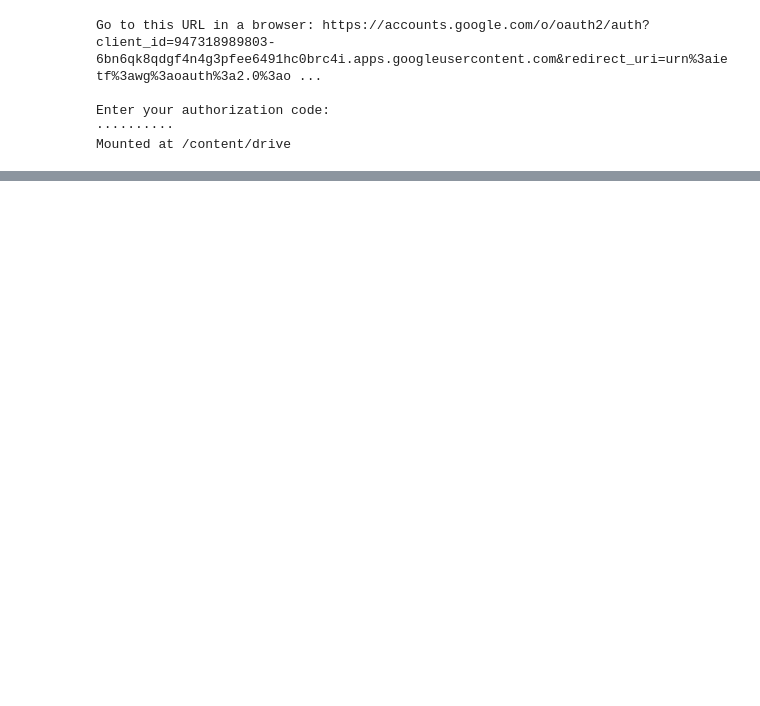
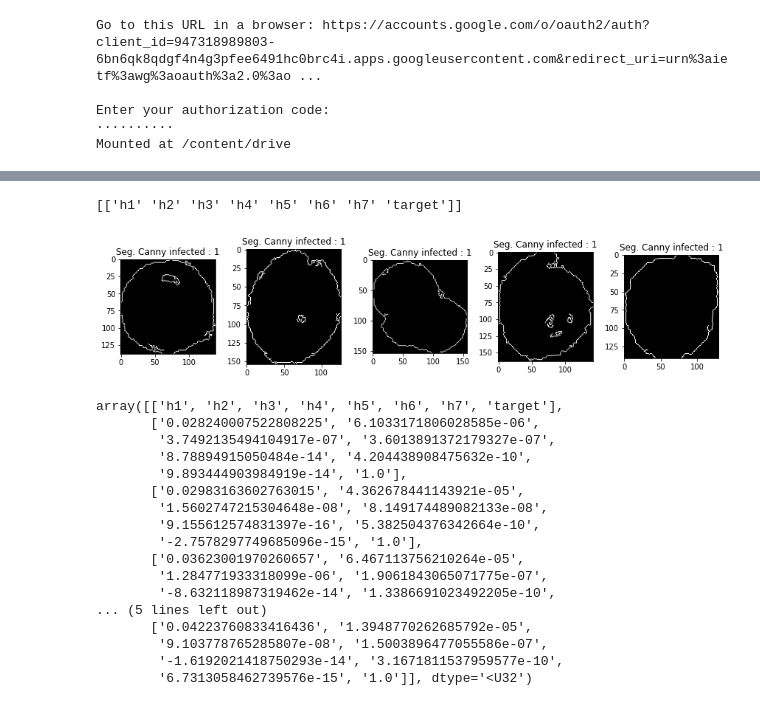
Before and after one commit to aisyahdnn/Skripsi, a Jupyter notebook: 5.PraFix.ipynb, the cells around one changed output, grey strips where cells are left out. Drawn from its saved outputs; the diff is of its cells as text; code cells hidden in the pictures; blank space fills up the shorter version.

```diff
--- a/5.PraFix.ipynb
+++ b/5.PraFix.ipynb
@@ -52,0 +95,36 @@ print(tidakTerinfeksi_data[:10]) #:10 itu output dari 10 file citra
+# %%
+x = np.array([['h1','h2','h3','h4','h5','h6','h7','target']])
+print(x)
+plt.figure(figsize = (12,12))
+for i in range(5):
+    plt.subplot(1, 5, i+1)
+    img = cv2.imread('/content/drive/My Drive/Dataset/DATA5050/cell_images/Terinfeksi' + "/" + terinfeksi_data[i])
+    edges = cv2.Canny(img,25,255,L2gradient=False)
+    a = cv2.HuMoments(cv2.moments(edges)).flatten()
+    a = np.append(a,1)
+    x = np.vstack((x,a))
+    plt.imshow(edges,cmap='gray')
+    plt.title('Seg. Canny infected : 1')
+    plt.tight_layout()
+plt.show()
+x
+# %% [output]
+[['h1' 'h2' 'h3' 'h4' 'h5' 'h6' 'h7' 'target']]
+[figure, added]
+array([['h1', 'h2', 'h3', 'h4', 'h5', 'h6', 'h7', 'target'],
+       ['0.028240007522808225', '6.1033171806028585e-06',
+        '3.7492135494104917e-07', '3.6013891372179327e-07',
+        '8.78894915050484e-14', '4.204438908475632e-10',
+        '9.893444903984919e-14', '1.0'],
+       ['0.02983163602763015', '4.362678441143921e-05',
+        '1.5602747215304648e-08', '8.149174489082133e-08',
+        '9.155612574831397e-16', '5.382504376342664e-10',
+        '-2.7578297749685096e-15', '1.0'],
+       ['0.03623001970260657', '6.467113756210264e-05',
+        '1.284771933318099e-06', '1.9061843065071775e-07',
+        '-8.632118987319462e-14', '1.3386691023492205e-10',
+... (5 lines left out)
+       ['0.04223760833416436', '1.3948770262685792e-05',
+        '9.103778765285807e-08', '1.5003896477055586e-07',
+        '-1.6192021418750293e-14', '3.1671811537959577e-10',
+        '6.7313058462739576e-15', '1.0']], dtype='<U32')
```
Also changed, not shown: parts of 5 cells of this notebook.
